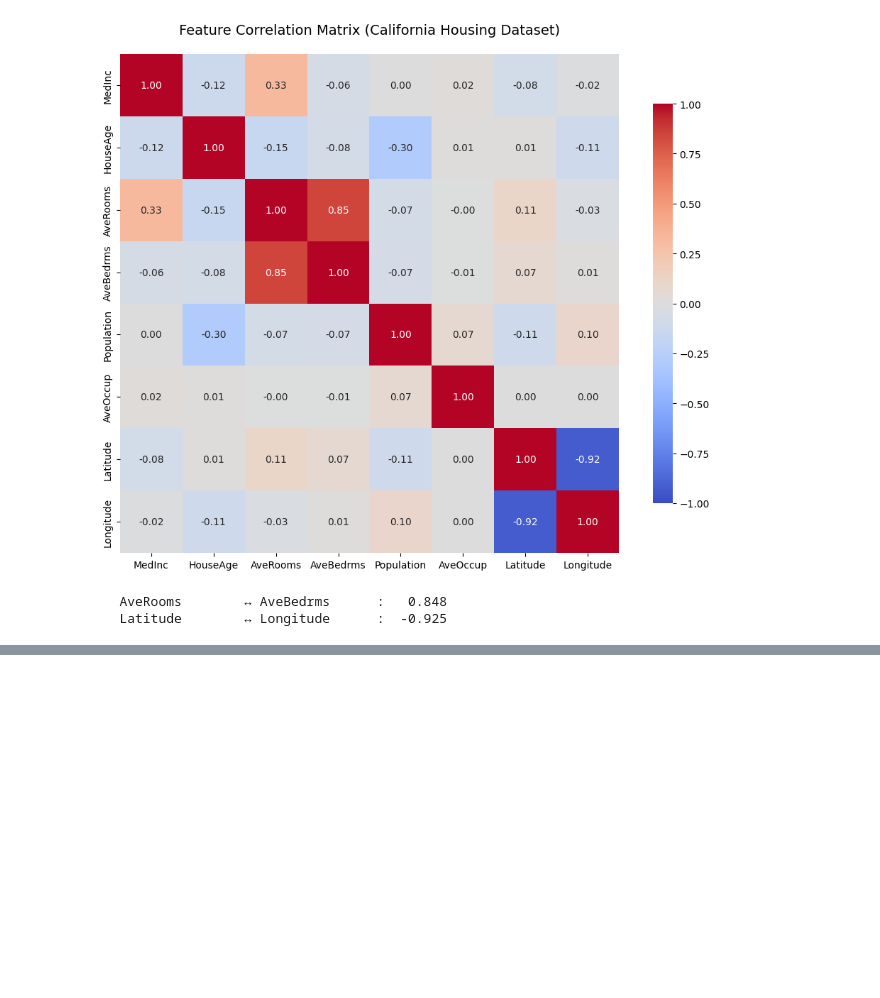
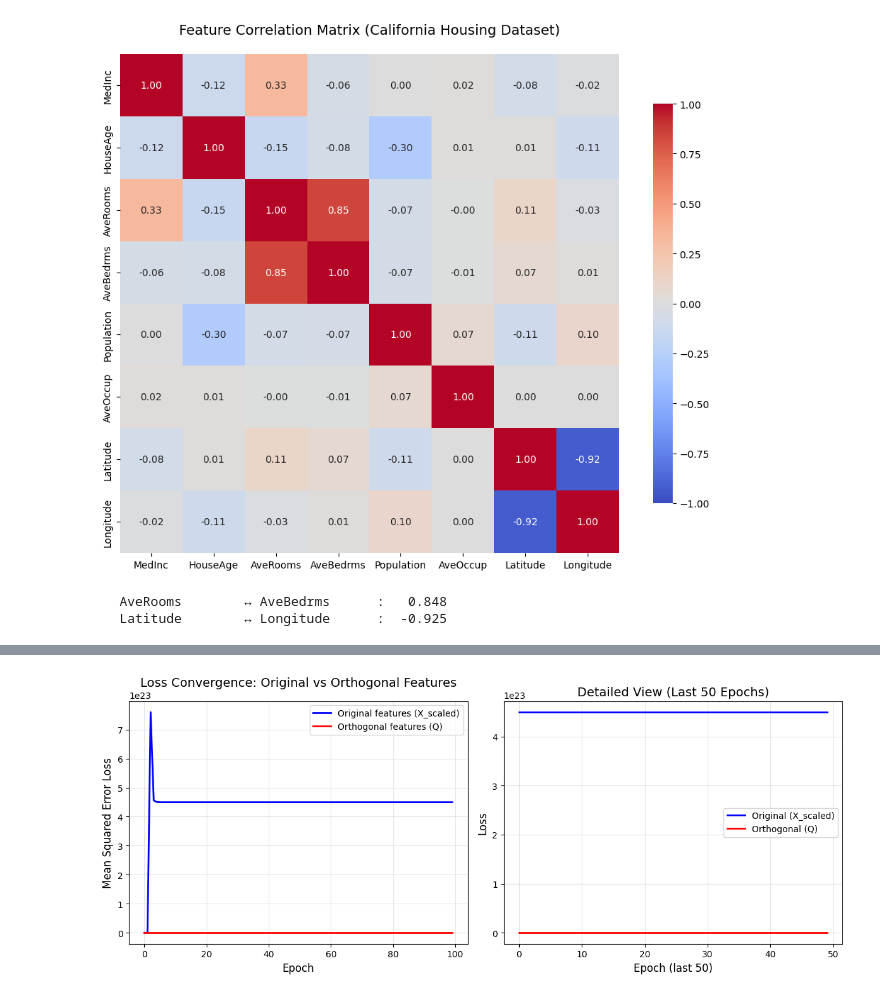
Before and after one commit to Rezarsa82/geometry_of_learning, a Jupyter notebook: main.ipynb, the cells around one changed output, grey strips where cells are left out. Drawn from its saved outputs; the diff is of its cells as text; code cells hidden in the pictures; blank space fills up the shorter version.

```diff
--- a/main.ipynb
+++ b/main.ipynb
@@ -767,0 +830,25 @@ QtQ = Q.T @ Q
+# %%
+plt.figure(figsize=(12, 5))
+
+plt.subplot(1, 2, 1)
+plt.plot(original_losses, 'b-', linewidth=2, label='Original features (X_scaled)')
+plt.plot(orthogonal_losses, 'r-', linewidth=2, label='Orthogonal features (Q)')
+plt.xlabel('Epoch', fontsize=12)
+plt.ylabel('Mean Squared Error Loss', fontsize=12)
+plt.title('Loss Convergence: Original vs Orthogonal Features', fontsize=14)
+plt.legend()
+plt.grid(True, alpha=0.3)
+
+plt.subplot(1, 2, 2)
+plt.plot(original_losses[-50:], 'b-', linewidth=2, label='Original (X_scaled)')
+plt.plot(orthogonal_losses[-50:], 'r-', linewidth=2, label='Orthogonal (Q)')
+plt.xlabel('Epoch (last 50)', fontsize=12)
+plt.ylabel('Loss', fontsize=12)
+plt.title('Detailed View (Last 50 Epochs)', fontsize=14)
+plt.legend()
+plt.grid(True, alpha=0.3)
+
+plt.tight_layout()
+plt.show()
+# %% [output]
+[figure, added]
```
Also changed, not shown: parts of 2 cells of this notebook.
